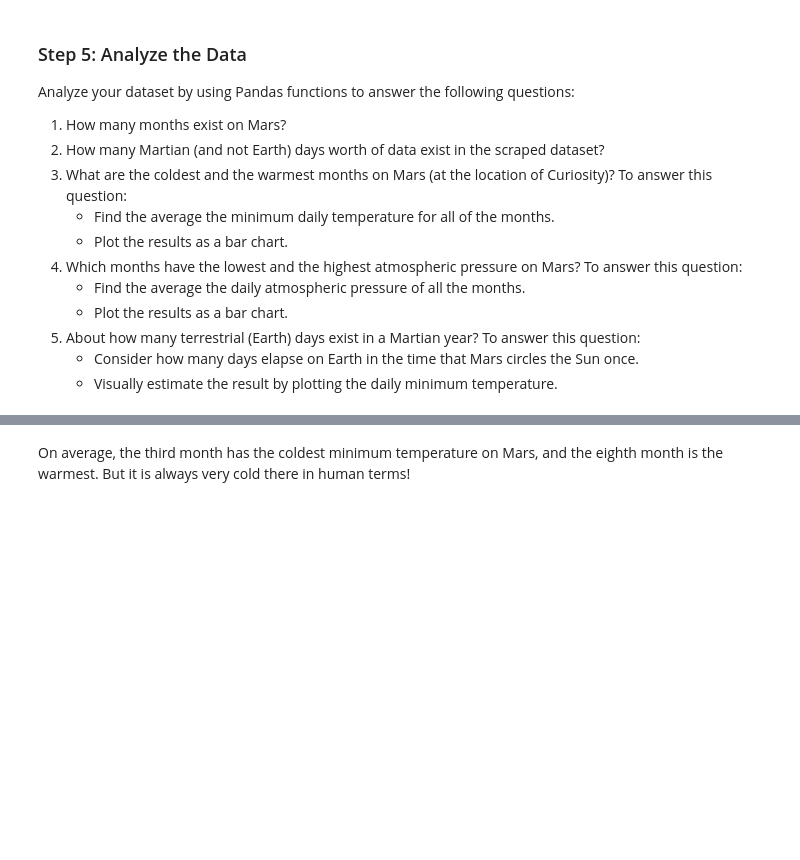
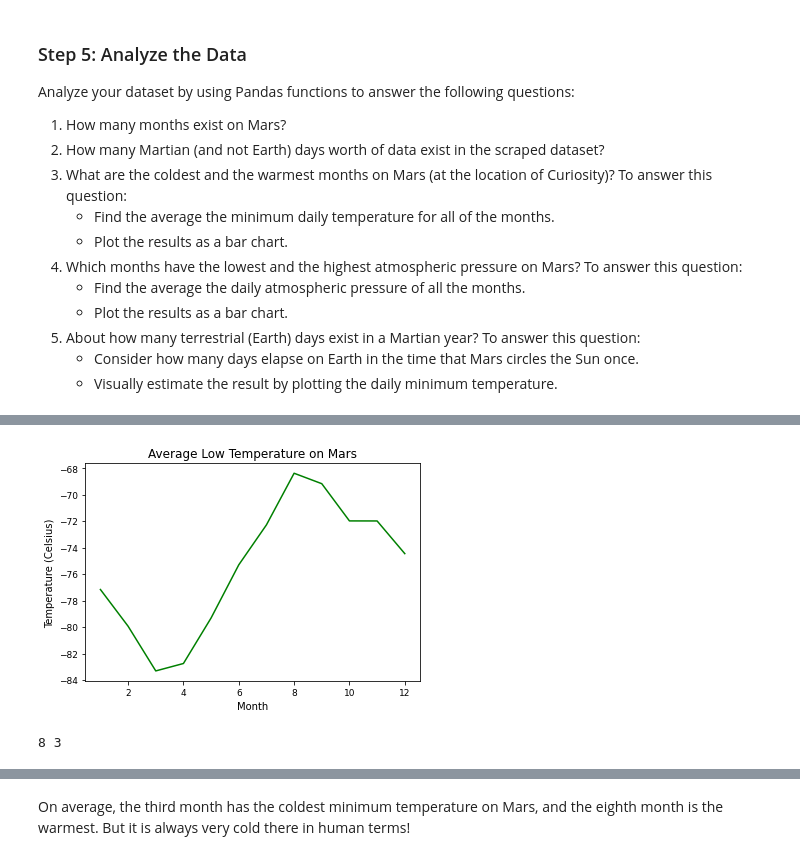
Before and after one commit to SheTroxel/Mars_Webscraping_Challenge, a Jupyter notebook: part_2_mars_weather.ipynb, the cells around one changed output, grey strips where cells are left out. Cells and saved outputs as stored; diff of their text form; code cells hidden in the pictures; blank space fills up the shorter version.

Commit message:
completed analysis and exported csv file and charts

```diff
--- a/part_2_mars_weather.ipynb
+++ b/part_2_mars_weather.ipynb
@@ -132,0 +136,9 @@ Examine the data types that are currently associated with each column. If necess
+# %%
+# Change data types for data analysis.
+mars_temp_data_df['terrestrial_date']= pd.to_datetime(mars_temp_data_df['terrestrial_date'], format="%Y-%m-%d")
+
+mars_temp_data_df['pressure'] = mars_temp_data_df['pressure'].astype(float)
+mars_temp_data_df['min_temp'] = mars_temp_data_df['min_temp'].astype(float)
+mars_temp_data_df[['id','sol','ls','month' ]] = mars_temp_data_df[['id','sol','ls','month' ]].astype(int)
+
+mars_temp_data_df.dtypes
@@ -155,2 +201,5 @@ Analyze your dataset by using Pandas functions to answer the following questions
 # %%
-# 3. What is the average low temperature by month?
+# 3. What is the average low temperature by month
+
+average_low_temp= mars_temp_data_df.groupby(['month'])['min_temp'].mean()
+average_low_temp
@@ -159,4 +221,22 @@ Analyze your dataset by using Pandas functions to answer the following questions
+# %%
+# Plot the average temperature by month
+avg_temp = pd.Series(average_low_temp)
+avg_temp.plot(x= "month", kind= "line", fontsize= 9, title ="Average Low Temperature on Mars", color = "green")
+plt.ylabel("Temperature (Celsius)")
+plt.xlabel("Month")
+plt.savefig('avg_temp.png')
+plt.show()
+# %% [output]
+[figure, added]
 # %%
 # Identify the coldest and hottest months in Curiosity's location
+hottest_month=average_low_temp.idxmax()
+hottest_month
+
+coldest_month = average_low_temp.idxmin()
+
+print(hottest_month, coldest_month)
+# %% [output]
+8 3
 # %%
 # 4. Average pressure by Martian month
```
Also changed, not shown: parts of 20 cells of this notebook, 3 other files.
